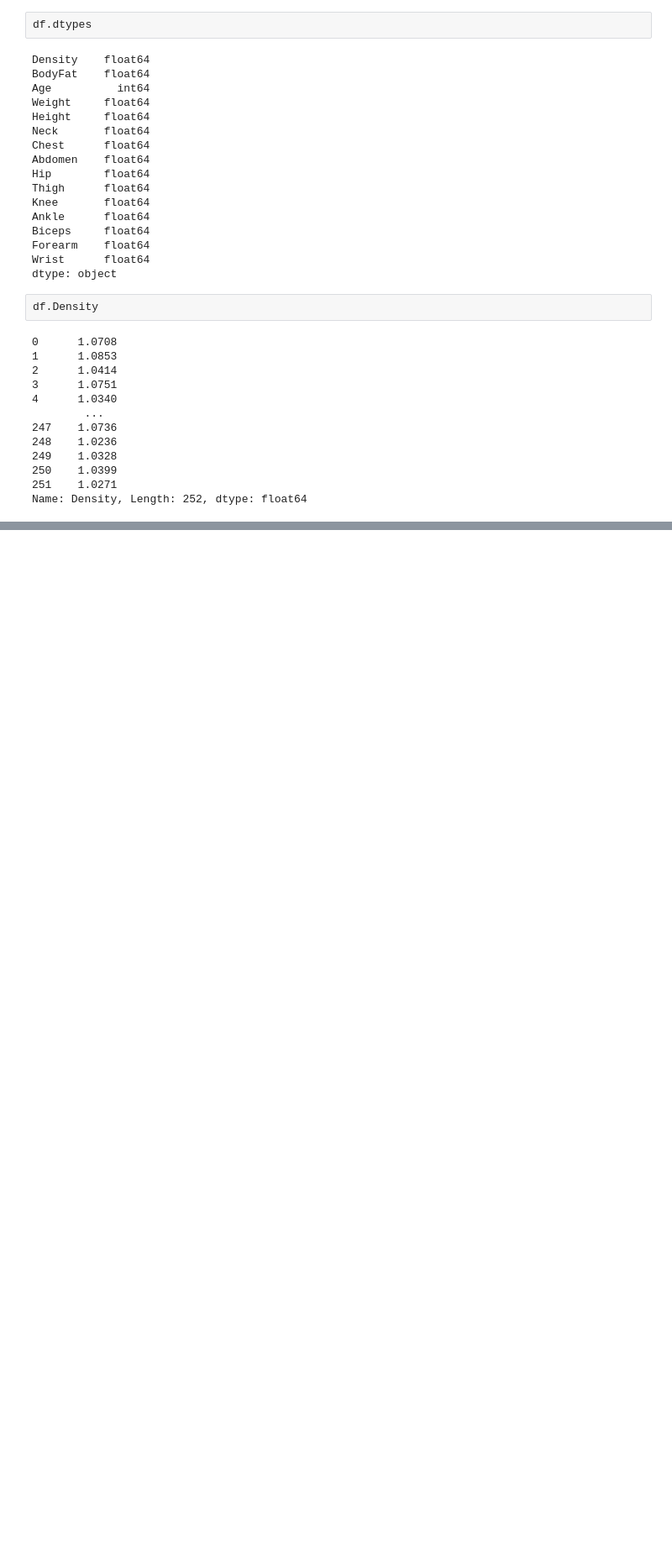
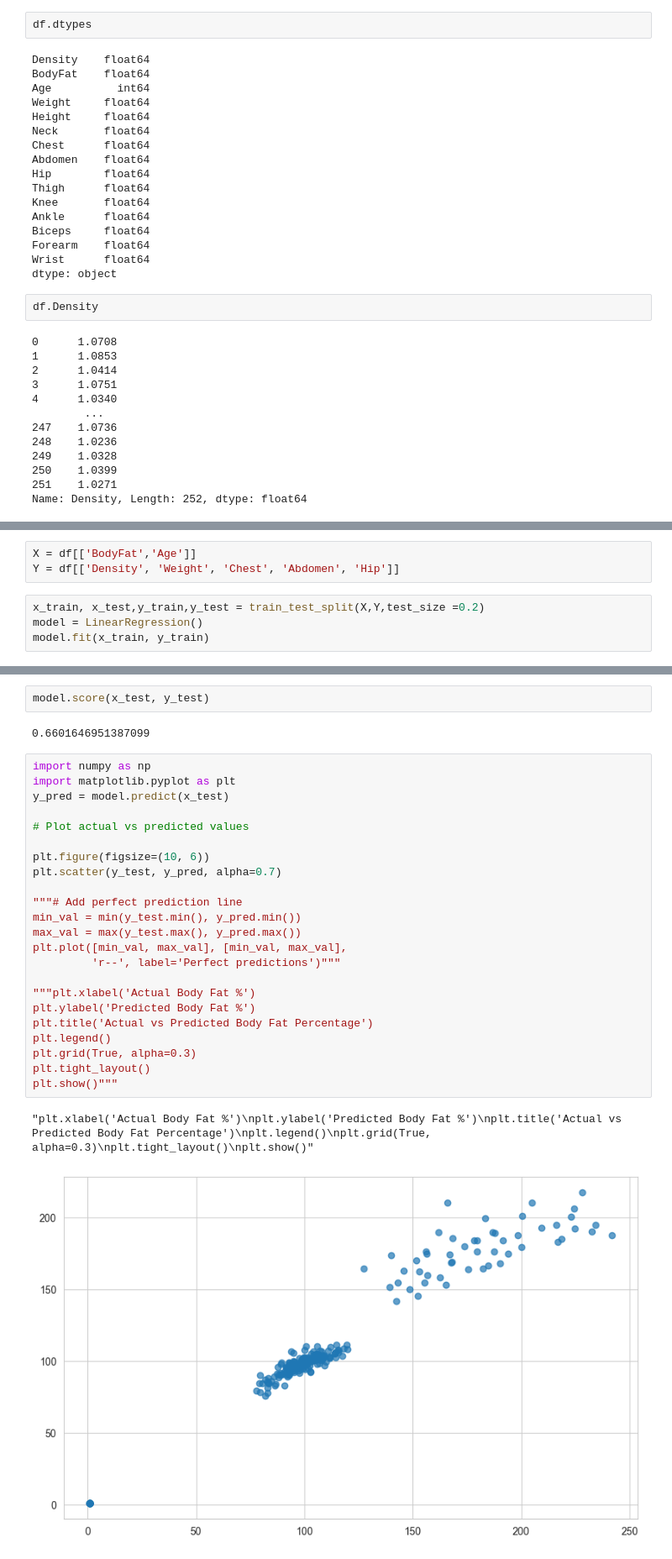
Before and after one commit to shayda-banihashemi/Fitness_BodyFat, a Jupyter notebook: Fitness_BodyFat.ipynb, the cells around one changed output, grey strips where cells are left out. Shown at 84% size. Saved outputs shown, nothing was run; the diff lists cells and outputs as text; blank space fills up the shorter version.

```diff
--- a/Fitness_BodyFat.ipynb
+++ b/Fitness_BodyFat.ipynb
@@ -125,0 +306,7 @@ Name: Density, Length: 252, dtype: float64
+# %%
+X = df[['BodyFat','Age']]
+Y = df[['Density', 'Weight', 'Chest', 'Abdomen', 'Hip']]
+# %%
+x_train, x_test,y_train,y_test = train_test_split(X,Y,test_size =0.2)
+model = LinearRegression()
+model.fit(x_train, y_train)
@@ -125,0 +336,30 @@ Name: Density, Length: 252, dtype: float64
+# %%
+model.score(x_test, y_test)
+# %% [output]
+0.6601646951387099
+# %%
+import numpy as np
+import matplotlib.pyplot as plt
+y_pred = model.predict(x_test)
+
+# Plot actual vs predicted values
+
+plt.figure(figsize=(10, 6))
+plt.scatter(y_test, y_pred, alpha=0.7)
+
+"""# Add perfect prediction line
+min_val = min(y_test.min(), y_pred.min())
+max_val = max(y_test.max(), y_pred.max())
+plt.plot([min_val, max_val], [min_val, max_val],
+         'r--', label='Perfect predictions')"""
+
+"""plt.xlabel('Actual Body Fat %')
+plt.ylabel('Predicted Body Fat %')
+plt.title('Actual vs Predicted Body Fat Percentage')
+plt.legend()
+plt.grid(True, alpha=0.3)
+plt.tight_layout()
+plt.show()"""
+# %% [output]
+"plt.xlabel('Actual Body Fat %')\nplt.ylabel('Predicted Body Fat %')\nplt.title('Actual vs Predicted Body Fat Percentage')\nplt.legend()\nplt.grid(True, alpha=0.3)\nplt.tight_layout()\nplt.show()"
+[figure, added]
```
Also changed, not shown: parts of 34 cells of this notebook, 1 other file.
